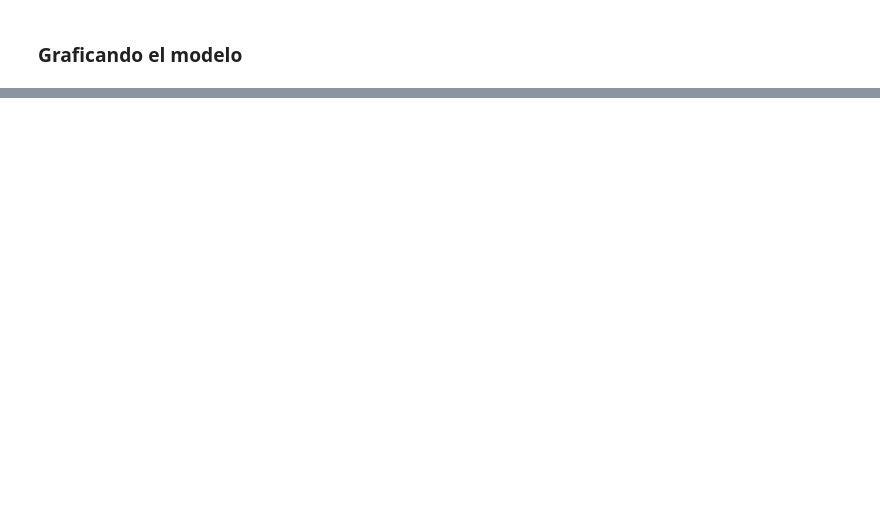
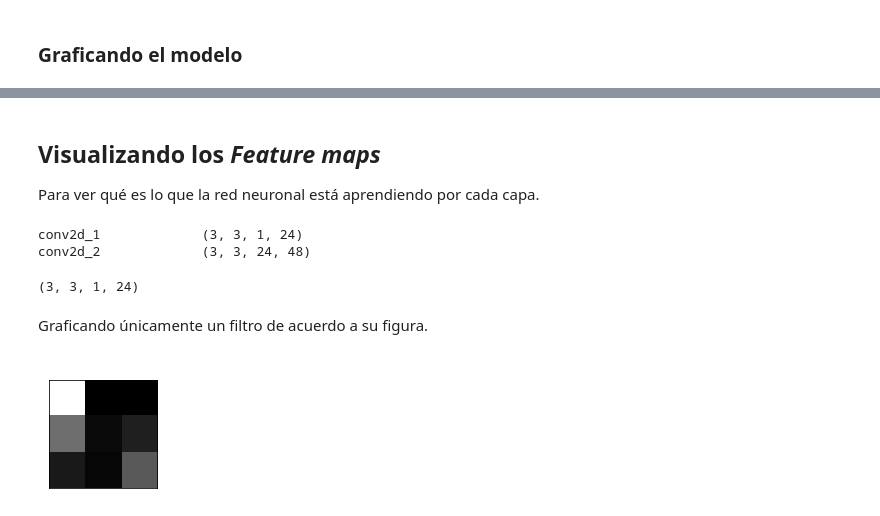
Before and after one commit to Jotade100/MusicCNN, a Jupyter notebook: CNN proyecto.ipynb, the cells around one changed output, grey strips where cells are left out. Saved outputs shown, nothing was run; the diff lists cells and outputs as text; code cells hidden in the pictures; blank space fills up the shorter version.

```diff
--- a/CNN proyecto.ipynb
+++ b/CNN proyecto.ipynb
@@ -280,0 +285,47 @@ plot_model(cnn_model, to_file='model.png', show_shapes=True, show_layer_names=Tr
+# %% [markdown]
+## Visualizando los _Feature maps_
+Para ver qué es lo que la red neuronal está aprendiendo por cada capa.
+# %%
+# Código facilitado por Ing. Medina
+conv2d_layers = [] # Array vacío donde se guardarán las capas
+for i, layer in enumerate(cnn_model.layers):
+    # Verifica si es capa CONVOLUCIONAL a partir de que en su nombre este la palabra conv
+    if 'conv' not in layer.name:
+        continue
+    filters, biases = layer.get_weights() # Guarda pesos
+    conv2d_layers.append(i) # Agrega a la lista
+    print("{0:<20} {1}".format(layer.name, filters.shape))
+# %% [output]
+conv2d_1             (3, 3, 1, 24)
+conv2d_2             (3, 3, 24, 48)
+# %%
+# Extrae los pesos de las capas convolucionales
+conv2d_layers_weights = []
+for i in conv2d_layers:
+    filters, biases = cnn_model.layers[i].get_weights() # Obtiene los pesos de la capa i
+    f_min, f_max = filters.min(), filters.max()
+    filters = (filters - f_min) / (f_max - f_min)
+    conv2d_layers_weights.append(filters)
+
+# Se asignan a una variable cada elemento.
+conv2d_1 = conv2d_layers_weights[0]
+conv2d_2 = conv2d_layers_weights[1]
+# %%
+# Verificar el tamaño y forma del arreglo
+conv2d_1.shape
+# %% [output]
+(3, 3, 1, 24)
+# %% [markdown]
+Graficando únicamente un filtro de acuerdo a su figura.
+# %%
+# plot a single filter
+filter_id = 12
+filter_to_plot = conv2d_1[:,:,:,filter_id]
+fig, ax = plt.subplots(figsize=(2,2))
+ax.set_xticks([])
+ax.set_yticks([])
+ax.imshow(filter_to_plot[:,:,0], cmap="gray")
+ax.set_title('Filter {0}'.format(filter_id),c='w')
+plt.show()
+# %% [output]
+[figure, added]
```
Also changed, not shown: parts of 43 cells of this notebook, 3 other files.
